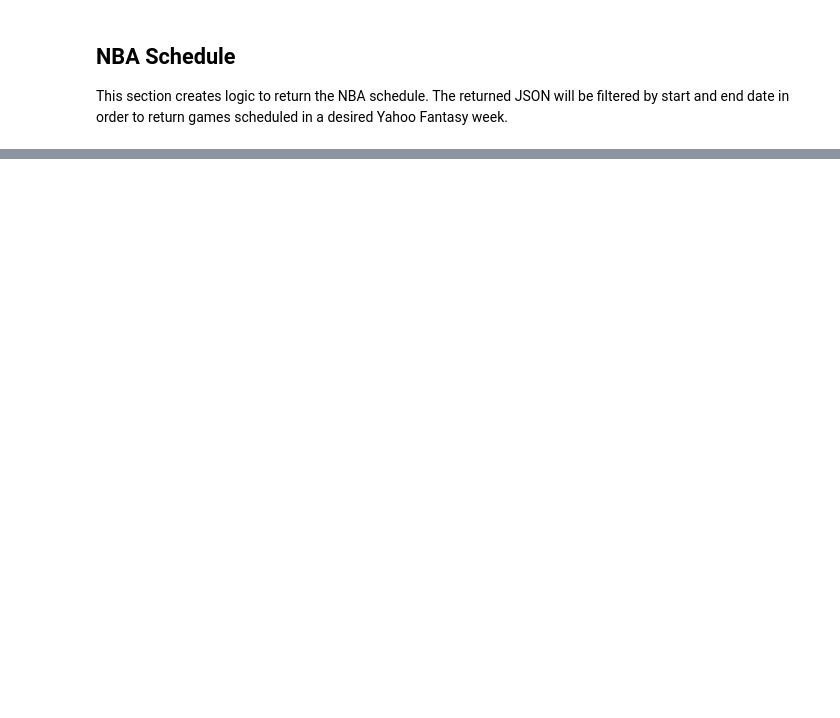
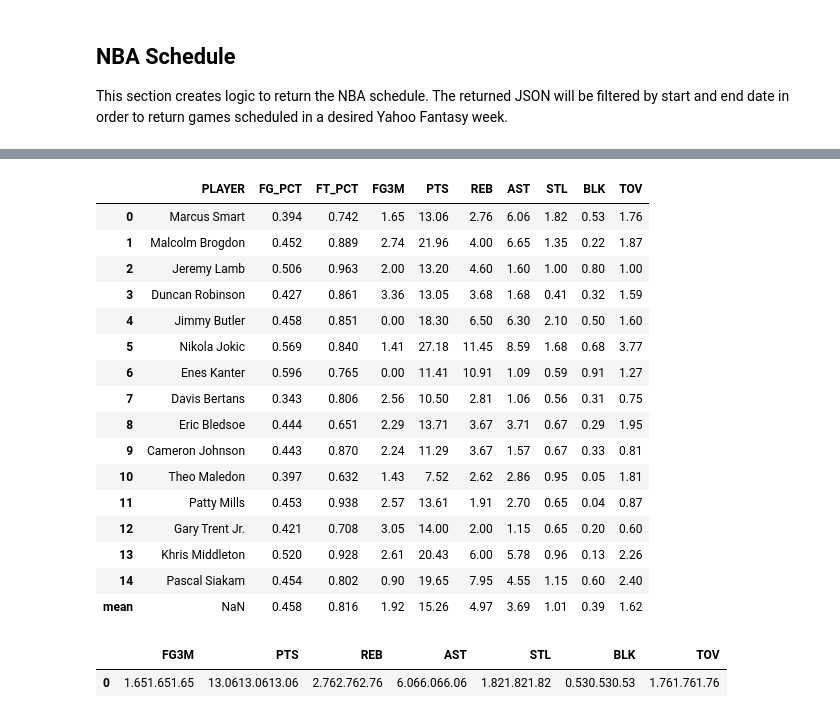
Before and after one commit to JaumeClave/waiver_wire_machine, a Jupyter notebook: notebooks/04_matchup_evaluator.ipynb, the cells around one changed output, grey strips where cells are left out. Cells and saved outputs as stored; diff of their text form; code cells hidden in the pictures; blank space fills up the shorter version.

```diff
--- a/notebooks/04_matchup_evaluator.ipynb
+++ b/notebooks/04_matchup_evaluator.ipynb
@@ -389,0 +706,29 @@ r.json()
+# %%
+# Nunn 9Cat averages
+nunn_of_yall_betta_team = af.team_9cat_average_stats(af.NUNN_OF_YALL_BETTA, league)
+# %%
+a = nunn_of_yall_betta_team.copy()
+a
+# %% [output]
+|  | PLAYER | FG_PCT | FT_PCT | FG3M | PTS | REB | AST | STL | BLK | TOV |
+| 0 | Marcus Smart | 0.394 | 0.742 | 1.65 | 13.06 | 2.76 | 6.06 | 1.82 | 0.53 | 1.76 |
+| 1 | Malcolm Brogdon | 0.452 | 0.889 | 2.74 | 21.96 | 4.00 | 6.65 | 1.35 | 0.22 | 1.87 |
+| 2 | Jeremy Lamb | 0.506 | 0.963 | 2.00 | 13.20 | 4.60 | 1.60 | 1.00 | 0.80 | 1.00 |
+| 3 | Duncan Robinson | 0.427 | 0.861 | 3.36 | 13.05 | 3.68 | 1.68 | 0.41 | 0.32 | 1.59 |
+| 4 | Jimmy Butler | 0.458 | 0.851 | 0.00 | 18.30 | 6.50 | 6.30 | 2.10 | 0.50 | 1.60 |
+| 5 | Nikola Jokic | 0.569 | 0.840 | 1.41 | 27.18 | 11.45 | 8.59 | 1.68 | 0.68 | 3.77 |
+| 6 | Enes Kanter | 0.596 | 0.765 | 0.00 | 11.41 | 10.91 | 1.09 | 0.59 | 0.91 | 1.27 |
+| 7 | Davis Bertans | 0.343 | 0.806 | 2.56 | 10.50 | 2.81 | 1.06 | 0.56 | 0.31 | 0.75 |
+| 8 | Eric Bledsoe | 0.444 | 0.651 | 2.29 | 13.71 | 3.67 | 3.71 | 0.67 | 0.29 | 1.95 |
+| 9 | Cameron Johnson | 0.443 | 0.870 | 2.24 | 11.29 | 3.67 | 1.57 | 0.67 | 0.33 | 0.81 |
+| 10 | Theo Maledon | 0.397 | 0.632 | 1.43 | 7.52 | 2.62 | 2.86 | 0.95 | 0.05 | 1.81 |
+| 11 | Patty Mills | 0.453 | 0.938 | 2.57 | 13.61 | 1.91 | 2.70 | 0.65 | 0.04 | 0.87 |
+| 12 | Gary Trent Jr. | 0.421 | 0.708 | 3.05 | 14.00 | 2.00 | 1.15 | 0.65 | 0.20 | 0.60 |
+| 13 | Khris Middleton | 0.520 | 0.928 | 2.61 | 20.43 | 6.00 | 5.78 | 0.96 | 0.13 | 2.26 |
+| 14 | Pascal Siakam | 0.454 | 0.802 | 0.90 | 19.65 | 7.95 | 4.55 | 1.15 | 0.60 | 2.40 |
+| mean | NaN | 0.458 | 0.816 | 1.92 | 15.26 | 4.97 | 3.69 | 1.01 | 0.39 | 1.62 |
+# %%
+a[a["PLAYER"] == "Marcus Smart"].iloc[:, 3:] * 3
+# %% [output]
+|  | FG3M | PTS | REB | AST | STL | BLK | TOV |
+| 0 | 1.651.651.65 | 13.0613.0613.06 | 2.762.762.76 | 6.066.066.06 | 1.821.821.82 | 0.530.530.53 | 1.761.761.76 |
```
Also changed, not shown: parts of 56 cells of this notebook, 1 other file.
